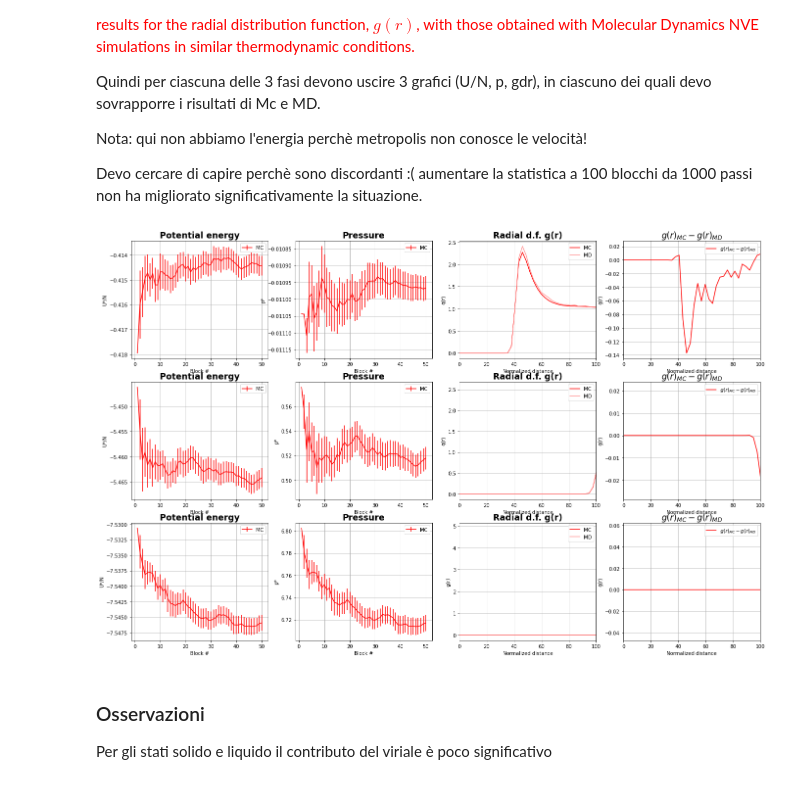
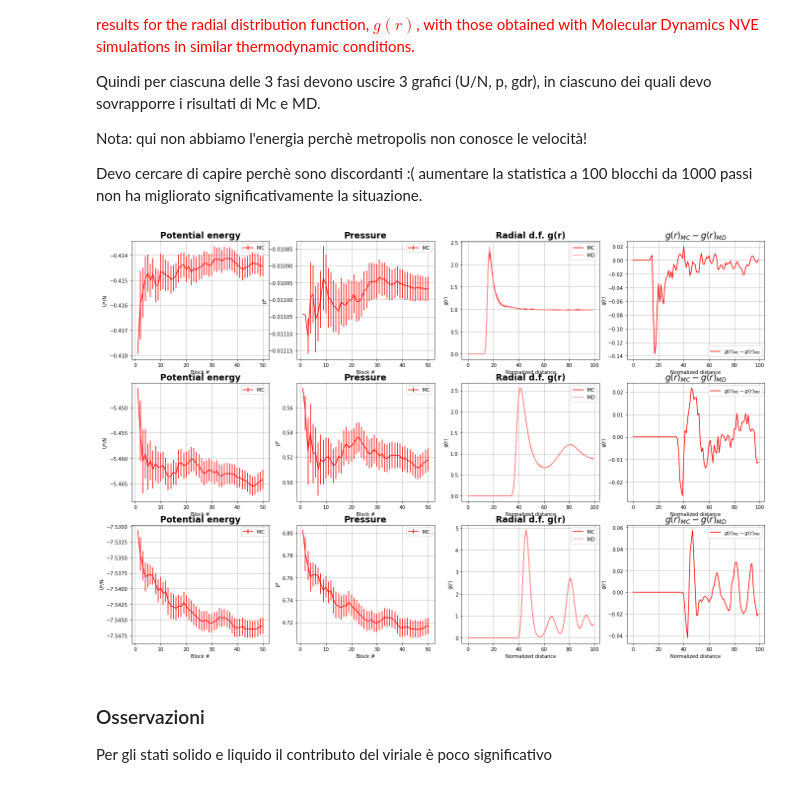
Before and after one commit to martinozanetti/LSN-Martino-Zanetti, a Jupyter notebook: 07/my-07.ipynb, the cells around one changed output. Saved outputs shown, nothing was run; the diff lists cells and outputs as text; code cells hidden in the pictures.

```diff
--- a/07/my-07.ipynb
+++ b/07/my-07.ipynb
@@ -294,7 +300,7 @@ for i in range(0,3):
     plt.xlim(0,100)
 
     plt.subplot(1,2,2)
-    gdr2 = np.loadtxt("ex7-MDNVE_MCNVT/MC50/"+phase[i]+"/output_gdr2.dat", usecols=range(0,100), unpack='true', max_rows=ng)
+    gdr2 = np.loadtxt("ex7-MDNVE_MCNVT/MC50/"+phase[i]+"/output_gdr.dat", usecols=range(0,100), unpack='true', max_rows=ng)
     y2 = np.mean(gdr2, axis=1)
     err2 = np.std(gdr2, axis=1)
     plt.errorbar(x*L[i], y, err2, marker='', label=phase[i], color = colors[i])
@@ -377,36 +386,36 @@ for ph in phase:
                 y = np.mean(gdr, axis=1)
                 x=np.arange(0,100)
                 plt.plot(x*L[i], y, marker='', label=alg, color = colors[i][k])
-                plt.xlim(0,100)
+                #plt.xlim(0,100)
                 k+=1
 
         if td_v == "gdr_diff":
             # ciclo su MC/MD
             gdrMC = np.loadtxt("ex7-MDNVE_MCNVT/MC/"+ph+"/output_gdr.dat", usecols=range(0,100), unpack='true', max_rows=ng)
             gdrMD = np.loadtxt("ex7-MDNVE_MCNVT/MD/"+ph+"/output_gdr.dat", usecols=range(0,100), unpack='true', max_rows=ng)
             y = np.mean(gdrMC, axis=1)-np.mean(gdrMD, axis=1)
             x=np.arange(0,100)
             plt.plot(x*L[i], y, marker='', label="$g(r)_{MC}-g(r)_{MD}$", color = colors[i][0])
-            plt.xlim(0,100)
+            #plt.xlim(0,100)
 
         plt.title(titles[j], size='xx-large', weight='bold')
         plt.ylabel(units[j])
         plt.xlabel(ascix[j])
         plt.grid(True)
         plt.legend()
         k=0
         j+=1
     j=0
     i+=1
 
 txt = ("GAS\n\n\n\n\n\n\n\n\n\n\n\n"
        "LIQUID\n\n\n\n\n\n\n\n\n\n\n\n"
        "SOLID")
 #fig.text(1, 0.25, txt, ha='center', weight="bold", size=20)
 
 plt.show()
 # %% [output]
-[figure, old version]
+[figure, new version]
 # %% [markdown]
 ### Osservazioni
 
```
Also changed, not shown: parts of 2 cells of this notebook.
